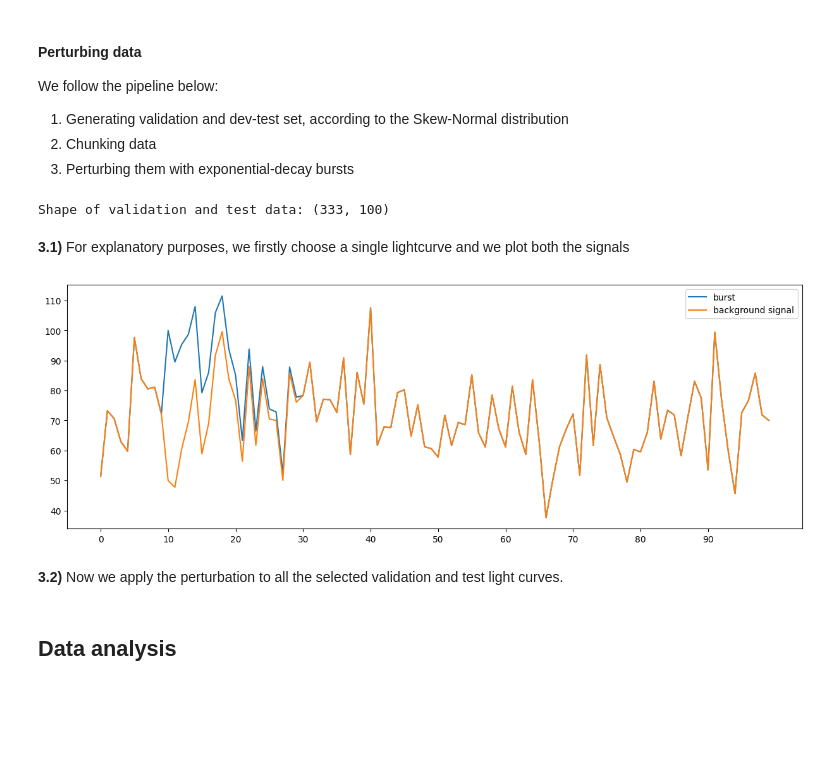
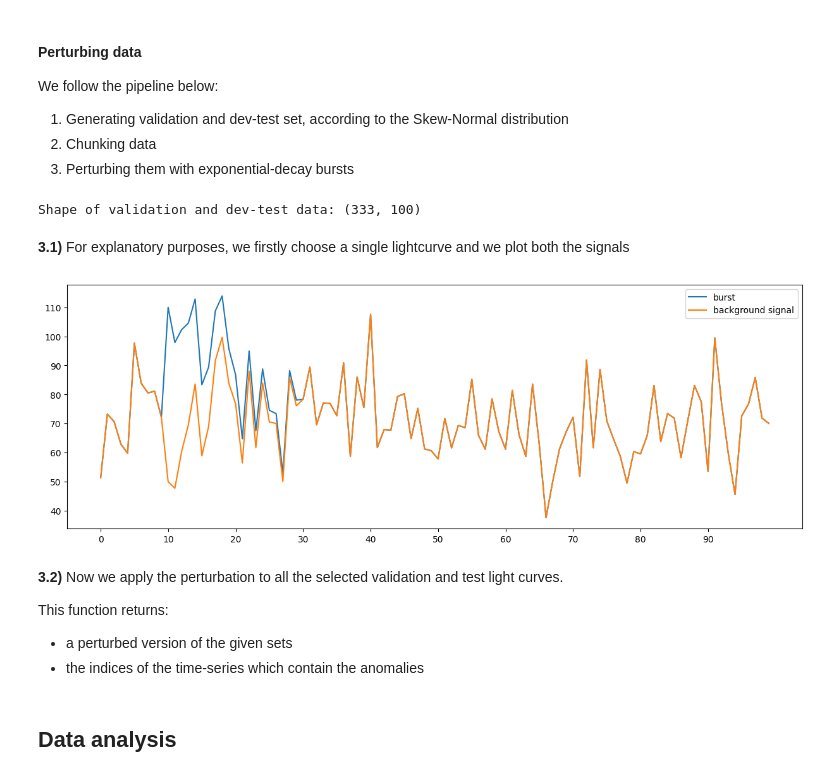
Before and after one commit to t-perniola/Denoising-Autoencoders-for-GRBs-detection, a Jupyter notebook: Denoising_Autoencoder_for_GRBs_detection.ipynb, the cells around one changed output. Saved outputs shown, nothing was run; the diff lists cells and outputs as text; code cells hidden in the pictures; blank space fills up the shorter version.

```diff
--- a/Denoising_Autoencoder_for_GRBs_detection.ipynb
+++ b/Denoising_Autoencoder_for_GRBs_detection.ipynb
@@ -45,14 +45,20 @@ tf.random.set_seed(42)
 # %% [markdown]
 We assume our data follows a **Skew-Normal** distribution, which is a simplification given that our data consists of multiple overlapping signals. Specifically, the original **background** signal is the sum of various components, including noise, external sources, etc. For now, we will use this as a **baseline**.
 # %%
+# Parameters that best describe the phenomenon
 alpha_fit = 1.52731191e+00
 mu_fit = 6.17068919e+01
 sigma_fit = 1.70926014e+01
 
+# Packing them
+distribution_params = [alpha_fit, mu_fit, sigma_fit]
+
+# Generating data according to the fitted distribution
 def generate_skewnorm_data(alpha, mu, sigma, num_samples): # size: num of distribution to output
-  data = skewnorm.rvs(alpha_fit, loc=mu_fit, scale=sigma_fit, size=num_samples, random_state=42)
+  data = skewnorm.rvs(alpha, loc=mu, scale=sigma, size=num_samples, random_state=42)
   return data
 
+# How many training samples?
 num_samples = 100000
 training_data_original = generate_skewnorm_data(alpha_fit, mu_fit, sigma_fit, num_samples)
 # %% [markdown]
@@ -133,43 +143,49 @@ We follow the pipeline below:
 # %%
 # 1) Generate skew-normal datapoints
 val_data = generate_skewnorm_data(alpha_fit, mu_fit, sigma_fit, num_samples = num_samples // 3)
-test_data = generate_skewnorm_data(alpha_fit, mu_fit, sigma_fit, num_samples = num_samples // 3)
+dev_data = generate_skewnorm_data(alpha_fit, mu_fit, sigma_fit, num_samples = num_samples // 3)
 
 # 2) Chunk data
 val_data, _ = reshape_data(val_data, chunk_size)
-test_data, _ = reshape_data(test_data, chunk_size)
+dev_data, _ = reshape_data(dev_data, chunk_size)
 
 # 3) Perturbate them with exp-decay bursts
 peak_time = 10
 burst_duration = 20
 
-num_chunks_eval = val_data.shape[0]
-print(f"Shape of validation and test data: {val_data.shape}")
+# Specify both even though they're currently equal
+## we do that in case of eventual future adjustments
+num_chunks_val = val_data.shape[0]
+num_chunks_dev = dev_data.shape[0]
+print(f"Shape of validation and dev-test data: {val_data.shape}")
 # %% [output]
-Shape of validation and test data: (333, 100)
+Shape of validation and dev-test data: (333, 100)
 # %% [markdown]
 **3.1)** For explanatory purposes, we firstly choose a single lightcurve and we plot both the signals
 # %%
 # 3.1) Plot both signals
-i = np.random.randint(num_chunks_eval)
+i = np.random.randint(num_chunks_val)
 
 ## add burst to bg signal
 perturbed_data = val_data.copy()
-amplitude = 50
-lambd =  np.random.uniform(0.1, 0.2)
+amplitude = 60
+lambd = np.random.uniform(0.1, 0.2)
 burst = amplitude * np.exp(-lambd * np.arange(burst_duration))
 perturbed_data[i, peak_time:burst_duration + peak_time] += burst
 
 ## plot the original bg signal and the burst
-
 plt.figure(figsize=(15, 5))
 plt.plot(perturbed_data[i], label = "burst")
 plt.plot(val_data[i], label = "background signal")
 plt.xticks(np.arange(0, len(perturbed_data[i]), step=10))  # Ticks every 10 bins
 plt.legend()
 plt.show()
 # %% [output]
-[figure, old version]
+[figure, new version]
 # %% [markdown]
 **3.2)** Now we apply the perturbation to all the selected validation and test light curves.
+
+This function returns:
+* a perturbed version of the given sets
+* the indices of the time-series which contain the anomalies
 # %%
```
Also changed, not shown: parts of 76 cells of this notebook.
